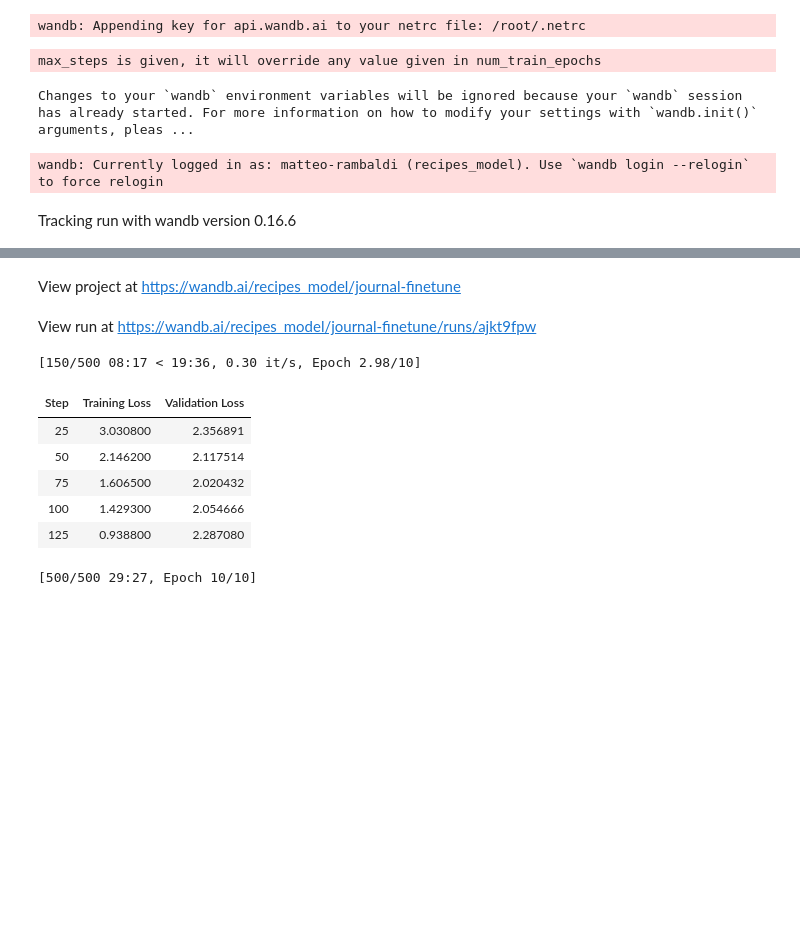
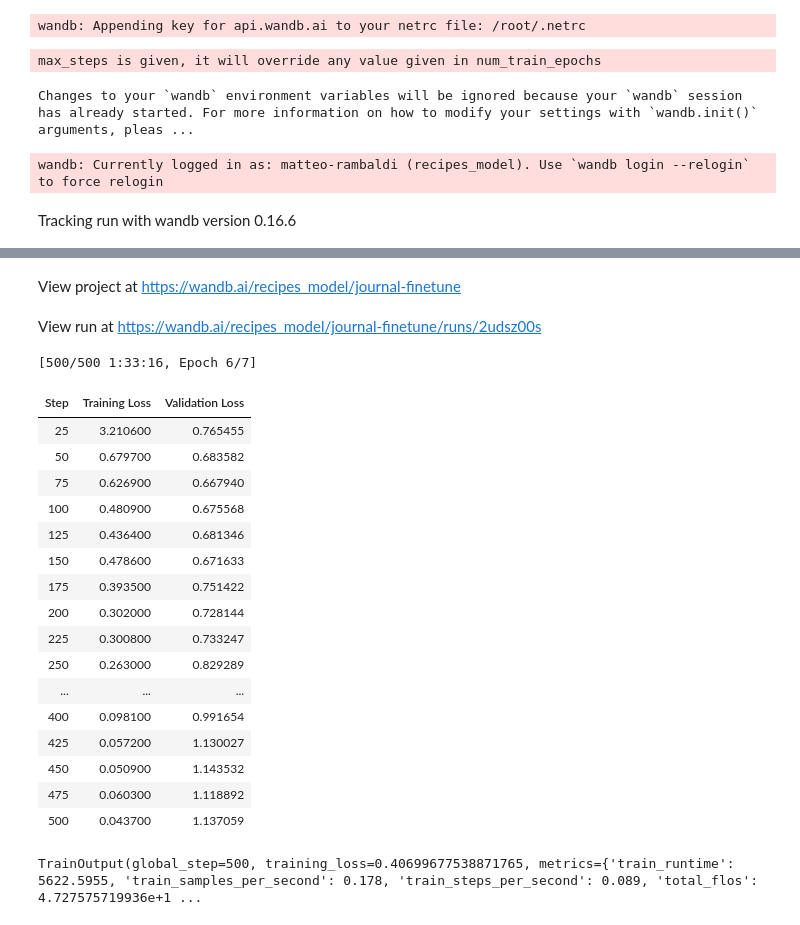
Before and after one commit to MattRamb97/Erasmus_Hardgainers, a Jupyter notebook: Recipes_model.ipynb, the cells around one changed output, grey strips where cells are left out. Cells and saved outputs as stored; diff of their text form; code cells hidden in the pictures; blank space fills up the shorter version.

```diff
--- a/Recipes_model.ipynb
+++ b/Recipes_model.ipynb
@@ -216,11 +221,26 @@ tokenized_titles2 = []
 tokenized_ingredients2 = []
 tokenized_instructions2 = []
 
+'''
 for title, ingredients, instructions in zip(df_ar['title'].iloc[:200], df_ar['ingredients'].iloc[:200], df_ar['instructions'].iloc[:200]):
     title_result, ingredients_result, instructions_result = generate_and_tokenize_prompt2(title, ingredients, instructions)
     tokenized_titles2.append(title_result)
     tokenized_ingredients2.append(ingredients_result)
     tokenized_instructions2.append(instructions_result)
+'''
+# Tokenization of the dataset
+tokenized_data = []
+for title, ingredients, instructions in zip(df_ar['title'].iloc[:200], df_ar['ingredients'].iloc[:200], df_ar['instructions'].iloc[:200]):
+    title_result, ingredients_result, instructions_result = generate_and_tokenize_prompt2(title, ingredients, instructions)
+    # Concatenating results into a single input
+    combined_input_ids = title_result["input_ids"] + ingredients_result["input_ids"] + instructions_result["input_ids"]
+    combined_labels = title_result["labels"] + ingredients_result["labels"] + instructions_result["labels"]
+    tokenized_data.append({'input_ids': combined_input_ids, 'labels': combined_labels})
+
+# Split data into training and evaluation datasets
+split_index = int(0.8 * len(tokenized_data))
+train_dataset = tokenized_data[:split_index]
+eval_dataset = tokenized_data[split_index:]
 # %%
 plot_data_lengths(tokenized_titles2, tokenized_ingredients2)
 # %% [output]
@@ -399,14 +419,17 @@ wandb: Appending key for api.wandb.ai to your netrc file: /root/.netrc
 import transformers
 from datetime import datetime
 
+'''
 tokenized_titles2_train = tokenized_titles2[:100]
 tokenized_titles2_eval = tokenized_titles2[100:200]
+'''
 
 project = "recepies-model"
 base_model_name = "mistral"
 run_name = base_model_name + "-" + project
 output_dir = "./" + run_name
 
+'''
 trainer = transformers.Trainer(
     model=model,
     train_dataset=tokenized_titles2_train,
@@ -436,6 +459,41 @@ trainer = transformers.Trainer(
 
 model.config.use_cache = False  # silence the warnings. Please re-enable for inference!
 trainer.train()
+'''
+import transformers
+from transformers import TrainingArguments, Trainer
+from datetime import datetime
+import torch
+
+# Initialize Trainer with your model and tokenizer
+trainer = Trainer(
+    model=model,
+    args=TrainingArguments(
+        output_dir='./output',
+        warmup_steps=1,
+        per_device_train_batch_size=2,
+        gradient_accumulation_steps=1,
+        gradient_checkpointing=True,
+        max_steps=500,
+        learning_rate=2.5e-5,
+        fp16=True,
+        optim="paged_adamw_8bit",
+        logging_steps=25,
+        logging_dir="./logs",
+        save_strategy="steps",
+        save_steps=25,
+        evaluation_strategy="steps",
+        eval_steps=25,
+        do_eval=True,
+        report_to="wandb",
+        run_name=f"{run_name}-{datetime.now().strftime('%Y-%m-%d-%H-%M')}"
+    ),
+    train_dataset=train_dataset,
+    eval_dataset=eval_dataset,
+    data_collator=transformers.DataCollatorForLanguageModeling(tokenizer, mlm=False),
+)
+model.config.use_cache = False
+trainer.train()
 # %% [output]
 max_steps is given, it will override any value given in num_train_epochs
 Changes to your `wandb` environment variables will be ignored because your `wandb` session has already started. For more information on how to modify your settings with `wandb.init()` arguments, pleas ...
@@ -446,10 +504,21 @@ Syncing run mistral-recepies-model-2024-04-16-16-39 to Weights & Biases (docs)
 View project at https://wandb.ai/recipes_model/journal-finetune
-View run at https://wandb.ai/recipes_model/journal-finetune/runs/ajkt9fpw
+View run at https://wandb.ai/recipes_model/journal-finetune/runs/2udsz00s
-[150/500 08:17 < 19:36, 0.30 it/s, Epoch 2.98/10]
+[500/500 1:33:16, Epoch 6/7]
 | Step | Training Loss | Validation Loss |
-| 25 | 3.030800 | 2.356891 |
-| 50 | 2.146200 | 2.117514 |
-| 75 | 1.606500 | 2.020432 |
-| 100 | 1.429300 | 2.054666 |
-| 125 | 0.938800 | 2.287080 |
+| 25 | 3.210600 | 0.765455 |
+| 50 | 0.679700 | 0.683582 |
+| 75 | 0.626900 | 0.667940 |
+| 100 | 0.480900 | 0.675568 |
+| 125 | 0.436400 | 0.681346 |
+| 150 | 0.478600 | 0.671633 |
+| 175 | 0.393500 | 0.751422 |
+| 200 | 0.302000 | 0.728144 |
+| 225 | 0.300800 | 0.733247 |
+| 250 | 0.263000 | 0.829289 |
+| ... | ... | ... |
+| 400 | 0.098100 | 0.991654 |
+| 425 | 0.057200 | 1.130027 |
+| 450 | 0.050900 | 1.143532 |
+| 475 | 0.060300 | 1.118892 |
+| 500 | 0.043700 | 1.137059 |
-[500/500 29:27, Epoch 10/10]
+TrainOutput(global_step=500, training_loss=0.40699677538871765, metrics={'train_runtime': 5622.5955, 'train_samples_per_second': 0.178, 'train_steps_per_second': 0.089, 'total_flos': 4.727575719936e+1 ...
```
Also changed, not shown: parts of 8 cells of this notebook.
